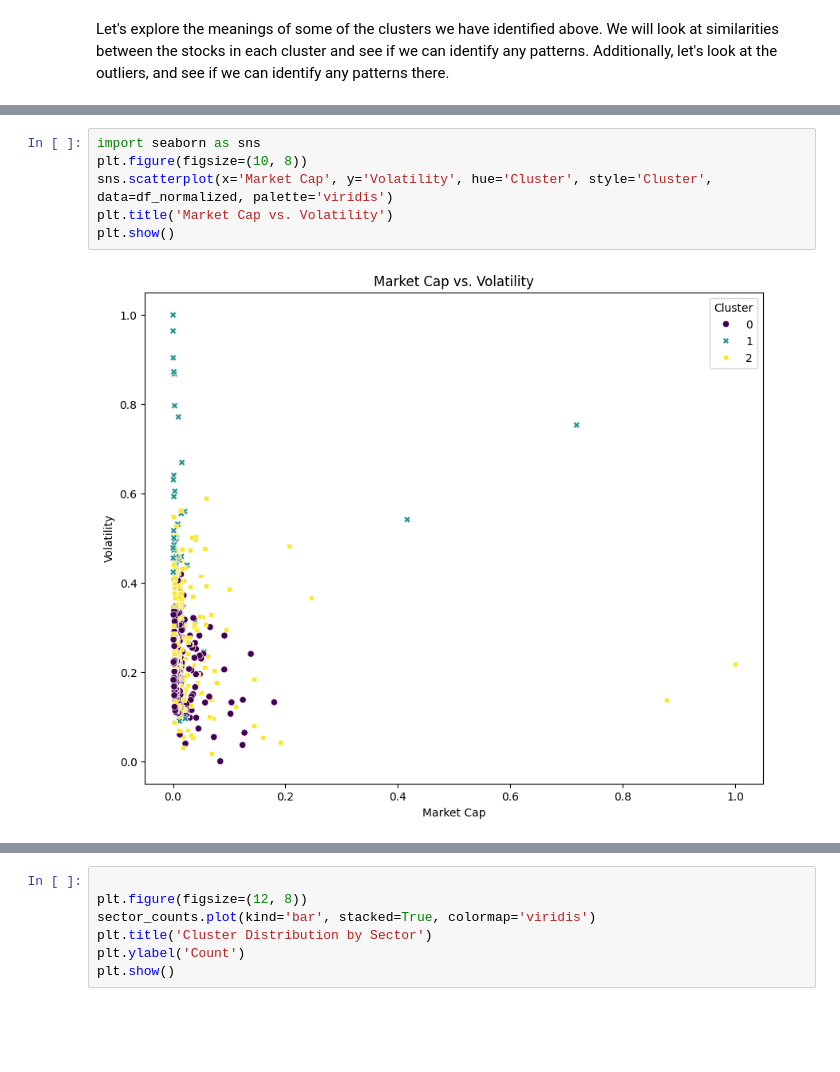
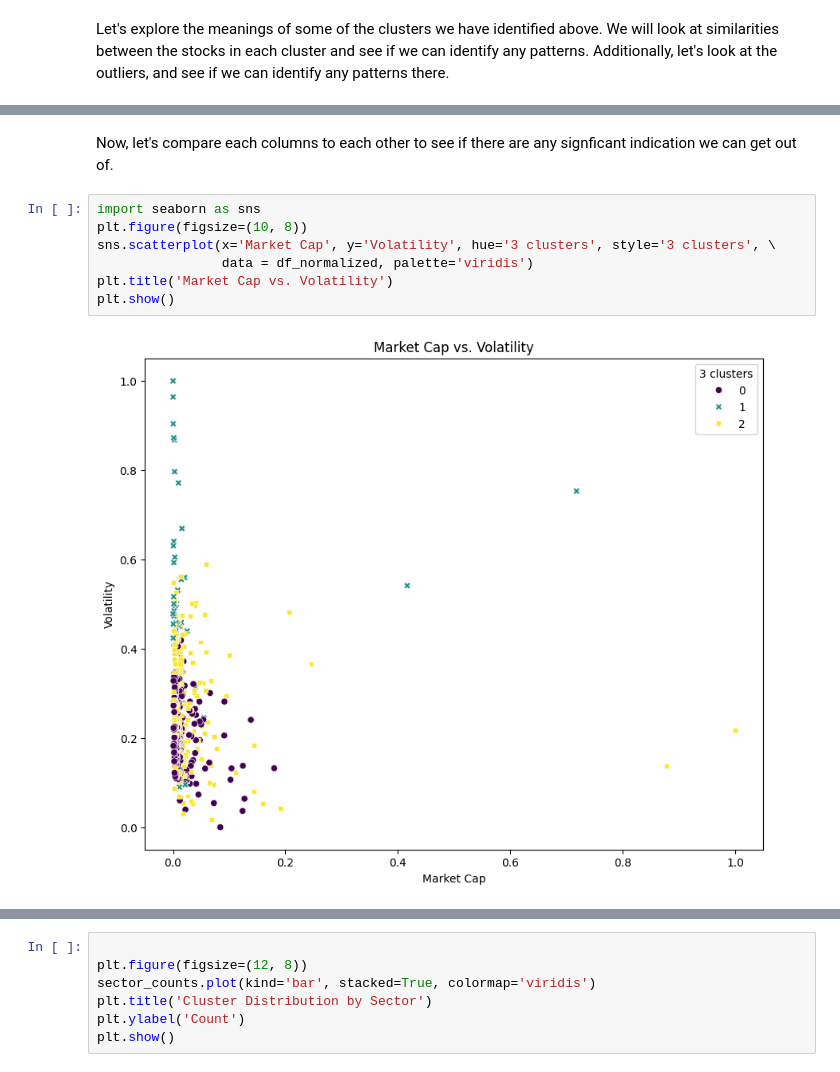
Before and after one commit to Purpup/COGS118B-Project, a Jupyter notebook: FinalProject.ipynb, the cells around one changed output, grey strips where cells are left out. Drawn from its saved outputs; the diff is of its cells as text; blank space fills up the shorter version.

```diff
--- a/FinalProject.ipynb
+++ b/FinalProject.ipynb
@@ -447,8 +472,11 @@ Cluster 2 is characterized by lower current prices on average, comparable market
+# %% [markdown]
+Now, let's compare each columns to each other to see if there are any signficant indication we can get out of.
 # %%
 import seaborn as sns
 plt.figure(figsize=(10, 8))
-sns.scatterplot(x='Market Cap', y='Volatility', hue='Cluster', style='Cluster', data=df_normalized, palette='viridis')
+sns.scatterplot(x='Market Cap', y='Volatility', hue='3 clusters', style='3 clusters', \
+                data = df_normalized, palette='viridis')
 plt.title('Market Cap vs. Volatility')
 plt.show()
 # %% [output]
-[figure, old version]
+[figure, new version]
```
Also changed, not shown: parts of 28 cells of this notebook.
